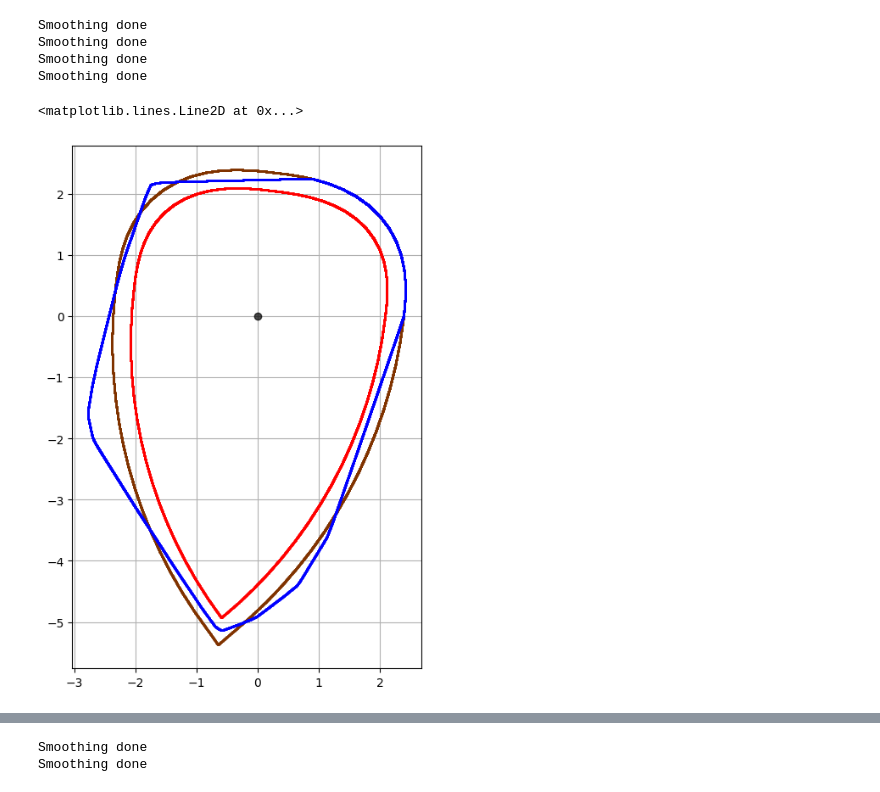
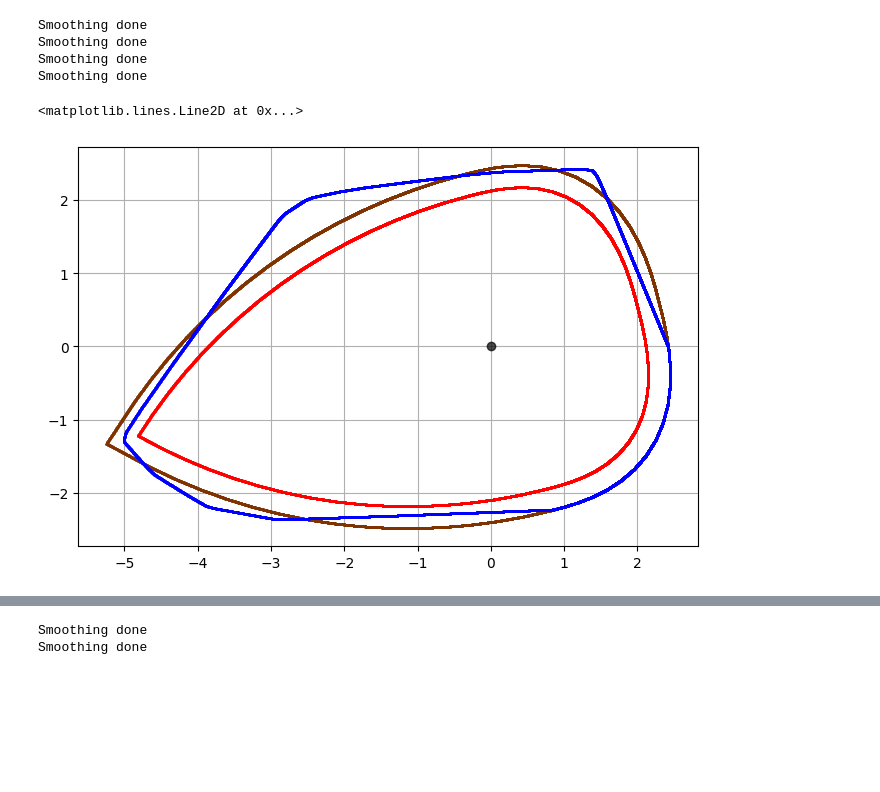
Before and after one commit to vkonov2/Geometry-Projects, a Jupyter notebook: Bruter-Simulation/general.ipynb, the cells around one changed output, grey strips where cells are left out. Cells and saved outputs as stored; diff of their text form; code cells hidden in the pictures; blank space fills up the shorter version.

```diff
--- a/Bruter-Simulation/general.ipynb
+++ b/Bruter-Simulation/general.ipynb
@@ -45,7 +45,11 @@ def GetContourFromOBJ(filename):
 def Contour2Points(contour, n):
     contour_pts = []
     for i in range(n):
-        contour_pts.append(contour.intersection(LineString([(0,0), (20*cos((i/n)*2*pi), 20*sin((i/n)*2*pi))])))
+        intersection = contour.intersection(LineString([(0,0), (20*cos((i/n)*2*pi), 20*sin((i/n)*2*pi))]))
+        if intersection.geom_type == 'Point':
+            contour_pts.append(intersection)
+        else:
+            contour_pts.append(intersection.geoms[-1])
     return contour_pts
 
 def GetAngleOfRotation(contour_pts, pts, i1, i2):
@@ -716,7 +720,28 @@ plot_points(pear_rotated_pts, color=(1,0,0), markersize=1, label="target pear")
 plot_points(baloon_pear_rotated_pts, color=(0.5,0.2,0), markersize=1, label="balooned pear")
 plot_points(rough_rotated_pts, color=(0,0,1), markersize=1, label="rough pear")
 plot_points(Point(0,0), color=(0,0,0), alpha=0.7, label="absolute center")
-# %% [output]
-<matplotlib.lines.Line2D at 0x...>
-[figure, removed]
+# %%
+# rough_rotated_pts
+
+j = steps-1
+k = i_edge_max-i_edge_min-1
+disk = transform(lambda x, y, z=None: (x+disk_traces[j][k].x, y+disk_traces[j][k].y), Polygon(CreateDisk(R)))
+current_rough_pts = rough_rotated_pts[i_edge_min:i_edge_max] if j == 0 else GetReversed(bruting_traces[j-1])
+rough_trace = GetTrace(rough_rotated_pts, i_edge_min, i_edge_max, current_rough_pts, bruting_traces[j], disk_traces[j], disk, R, j, k)
+
+rough_rotated_pts = rough_trace
+
+rotation_angle = matan(intersection_pts.geoms[i2])-matan(intersection_pts.geoms[i1])
+
+rough_rotated_pts       = RotateListOfPoints(rough_rotated_pts, -rotation_angle)
+pear_rotated_pts        = RotateListOfPoints(pear_rotated_pts,  -rotation_angle)
+baloon_pear_rotated_pts = RotateListOfPoints(baloon_pear_rotated_pts, -rotation_angle)
+
+plot_points(pear_rotated_pts, color=(1,0,0), markersize=1, label="target pear")
+plot_points(baloon_pear_rotated_pts, color=(0.5,0.2,0), markersize=1, label="balooned pear")
+plot_points(rough_rotated_pts, color=(0,0,1), markersize=1, label="rough pear")
+plot_points(Point(0,0), color=(0,0,0), alpha=0.7, label="absolute center")
+# %% [output]
+<matplotlib.lines.Line2D at 0x...>
+[figure, added]
 # %%
```
Also changed, not shown: parts of 17 cells of this notebook, 8 other files.
